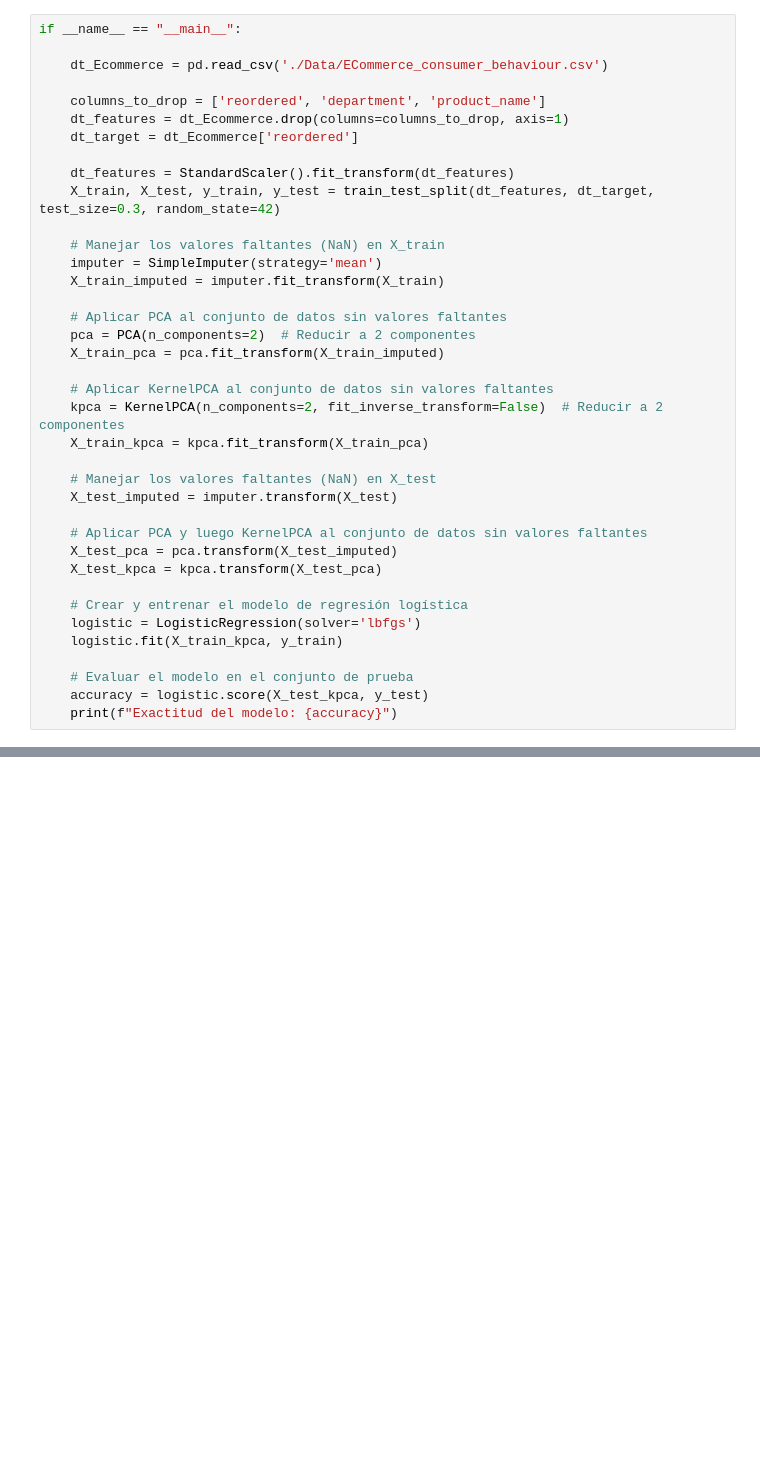
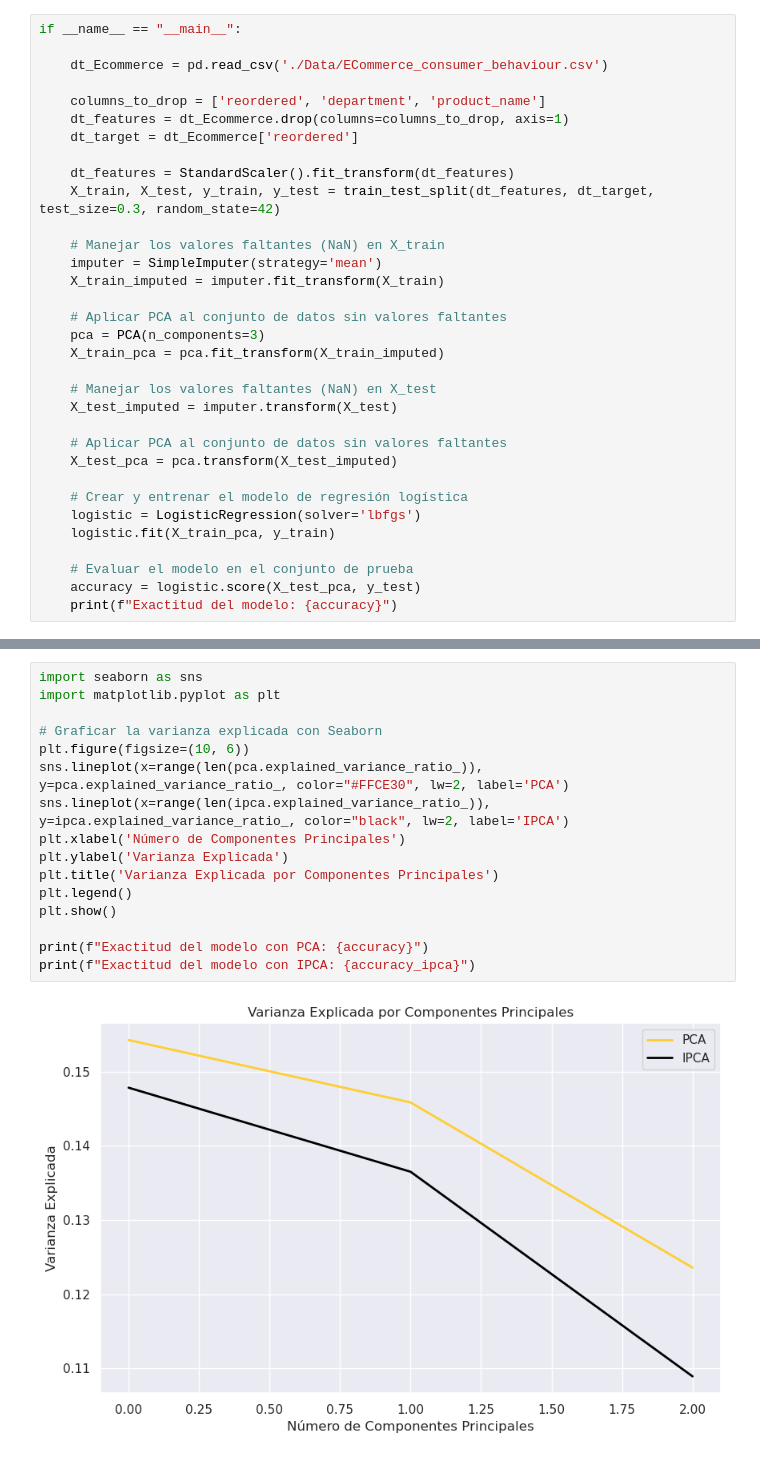
Before and after one commit to lordjasonmartinez/PCA-IPCA, a Jupyter notebook: pca.ipynb, the cells around one changed output, grey strips where cells are left out. Cells and saved outputs as stored; diff of their text form; blank space fills up the shorter version.

```diff
--- a/pca.ipynb
+++ b/pca.ipynb
@@ -29,25 +29,20 @@ if __name__ == "__main__":
     X_train_imputed = imputer.fit_transform(X_train)
 
     # Aplicar PCA al conjunto de datos sin valores faltantes
-    pca = PCA(n_components=2)  # Reducir a 2 componentes
+    pca = PCA(n_components=3)
     X_train_pca = pca.fit_transform(X_train_imputed)
-
-    # Aplicar KernelPCA al conjunto de datos sin valores faltantes
-    kpca = KernelPCA(n_components=2, fit_inverse_transform=False)  # Reducir a 2 componentes
-    X_train_kpca = kpca.fit_transform(X_train_pca)
 
     # Manejar los valores faltantes (NaN) en X_test
     X_test_imputed = imputer.transform(X_test)
 
-    # Aplicar PCA y luego KernelPCA al conjunto de datos sin valores faltantes
+    # Aplicar PCA al conjunto de datos sin valores faltantes
     X_test_pca = pca.transform(X_test_imputed)
-    X_test_kpca = kpca.transform(X_test_pca)
 
     # Crear y entrenar el modelo de regresión logística
     logistic = LogisticRegression(solver='lbfgs')
-    logistic.fit(X_train_kpca, y_train)
+    logistic.fit(X_train_pca, y_train)
 
     # Evaluar el modelo en el conjunto de prueba
-    accuracy = logistic.score(X_test_kpca, y_test)
+    accuracy = logistic.score(X_test_pca, y_test)
     print(f"Exactitud del modelo: {accuracy}")
 # %% [output]
@@ -96,0 +99,18 @@ plt.show()
+# %%
+import seaborn as sns
+import matplotlib.pyplot as plt
+
+# Graficar la varianza explicada con Seaborn
+plt.figure(figsize=(10, 6))
+sns.lineplot(x=range(len(pca.explained_variance_ratio_)), y=pca.explained_variance_ratio_, color="#FFCE30", lw=2, label='PCA')
+sns.lineplot(x=range(len(ipca.explained_variance_ratio_)), y=ipca.explained_variance_ratio_, color="black", lw=2, label='IPCA')
+plt.xlabel('Número de Componentes Principales')
+plt.ylabel('Varianza Explicada')
+plt.title('Varianza Explicada por Componentes Principales')
+plt.legend()
+plt.show()
+
+print(f"Exactitud del modelo con PCA: {accuracy}")
+print(f"Exactitud del modelo con IPCA: {accuracy_ipca}")
+# %% [output]
+[figure, added]
```
Also changed, not shown: parts of 21 cells of this notebook, 10 other files.
